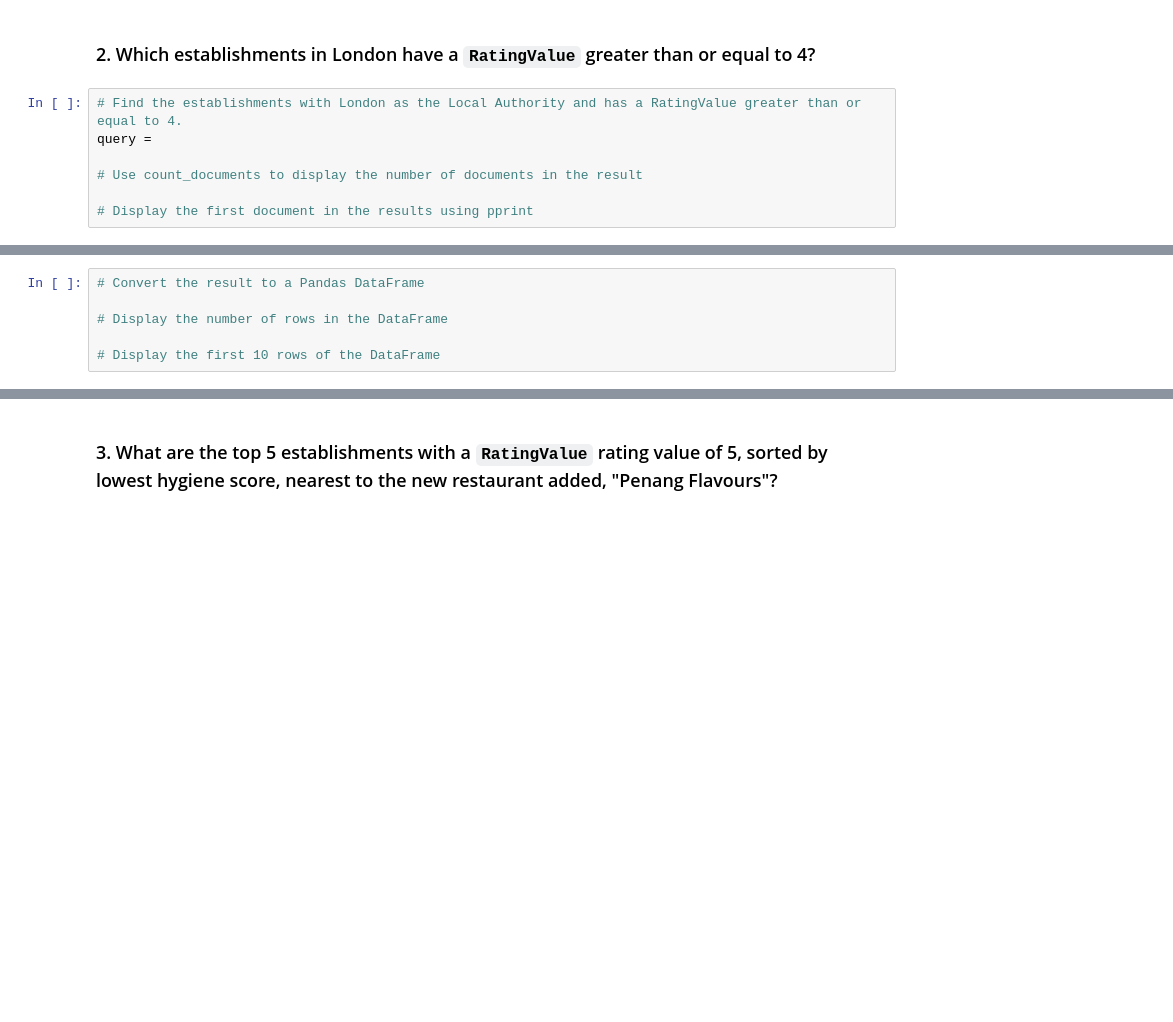
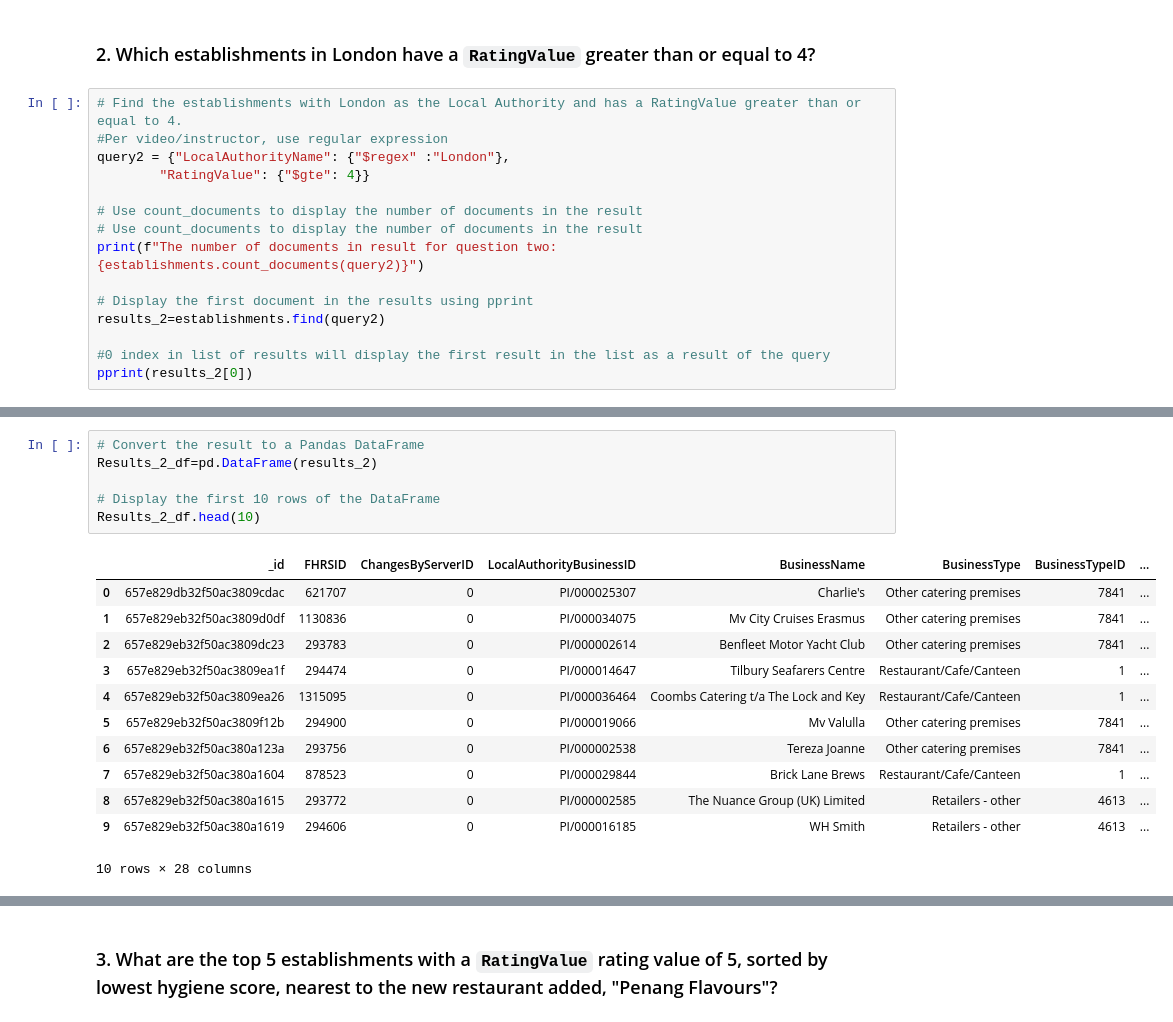
Before and after one commit to emily-curlin/no-sql-challenge, a Jupyter notebook: NoSQL_analysis_ECC.ipynb, the cells around one changed output, grey strips where cells are left out. Saved outputs shown, nothing was run; the diff lists cells and outputs as text; blank space fills up the shorter version.

```diff
--- a/NoSQL_analysis_ECC.ipynb
+++ b/NoSQL_analysis_ECC.ipynb
@@ -42,8 +89,16 @@ query =
 ### 2. Which establishments in London have a `RatingValue` greater than or equal to 4?
 # %%
 # Find the establishments with London as the Local Authority and has a RatingValue greater than or equal to 4.
-query =
+#Per video/instructor, use regular expression
+query2 = {"LocalAuthorityName": {"$regex" :"London"},
+        "RatingValue": {"$gte": 4}}
 
 # Use count_documents to display the number of documents in the result
+# Use count_documents to display the number of documents in the result
+print(f"The number of documents in result for question two: {establishments.count_documents(query2)}")
 
 # Display the first document in the results using pprint
+results_2=establishments.find(query2)
+
+#0 index in list of results will display the first result in the list as a result of the query
+pprint(results_2[0])
@@ -50,6 +123,19 @@ query =
 # %%
 # Convert the result to a Pandas DataFrame
-
-# Display the number of rows in the DataFrame
+Results_2_df=pd.DataFrame(results_2)
 
 # Display the first 10 rows of the DataFrame
+Results_2_df.head(10)
+# %% [output]
+|  | _id | FHRSID | ChangesByServerID | LocalAuthorityBusinessID | BusinessName | BusinessType | BusinessTypeID | ... |
+| 0 | 657e829db32f50ac3809cdac | 621707 | 0 | PI/000025307 | Charlie's | Other catering premises | 7841 | ... |
+| 1 | 657e829eb32f50ac3809d0df | 1130836 | 0 | PI/000034075 | Mv City Cruises Erasmus | Other catering premises | 7841 | ... |
+| 2 | 657e829eb32f50ac3809dc23 | 293783 | 0 | PI/000002614 | Benfleet Motor Yacht Club | Other catering premises | 7841 | ... |
+| 3 | 657e829eb32f50ac3809ea1f | 294474 | 0 | PI/000014647 | Tilbury Seafarers Centre | Restaurant/Cafe/Canteen | 1 | ... |
+| 4 | 657e829eb32f50ac3809ea26 | 1315095 | 0 | PI/000036464 | Coombs Catering t/a The Lock and Key | Restaurant/Cafe/Canteen | 1 | ... |
+| 5 | 657e829eb32f50ac3809f12b | 294900 | 0 | PI/000019066 | Mv Valulla | Other catering premises | 7841 | ... |
+| 6 | 657e829eb32f50ac380a123a | 293756 | 0 | PI/000002538 | Tereza Joanne | Other catering premises | 7841 | ... |
+| 7 | 657e829eb32f50ac380a1604 | 878523 | 0 | PI/000029844 | Brick Lane Brews | Restaurant/Cafe/Canteen | 1 | ... |
+| 8 | 657e829eb32f50ac380a1615 | 293772 | 0 | PI/000002585 | The Nuance Group (UK) Limited | Retailers - other | 4613 | ... |
+| 9 | 657e829eb32f50ac380a1619 | 294606 | 0 | PI/000016185 | WH Smith | Retailers - other | 4613 | ... |
+10 rows × 28 columns
```
Also changed, not shown: parts of 13 cells of this notebook, 1 other file.
